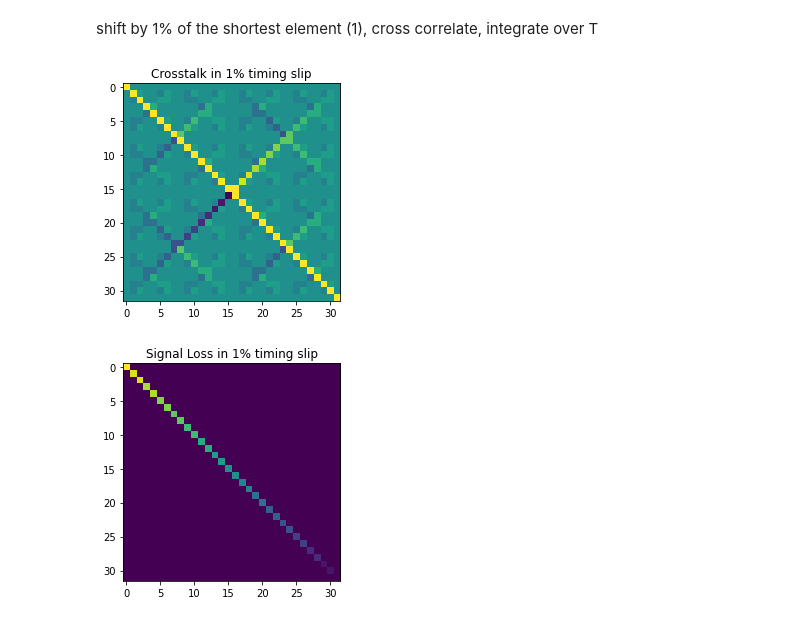
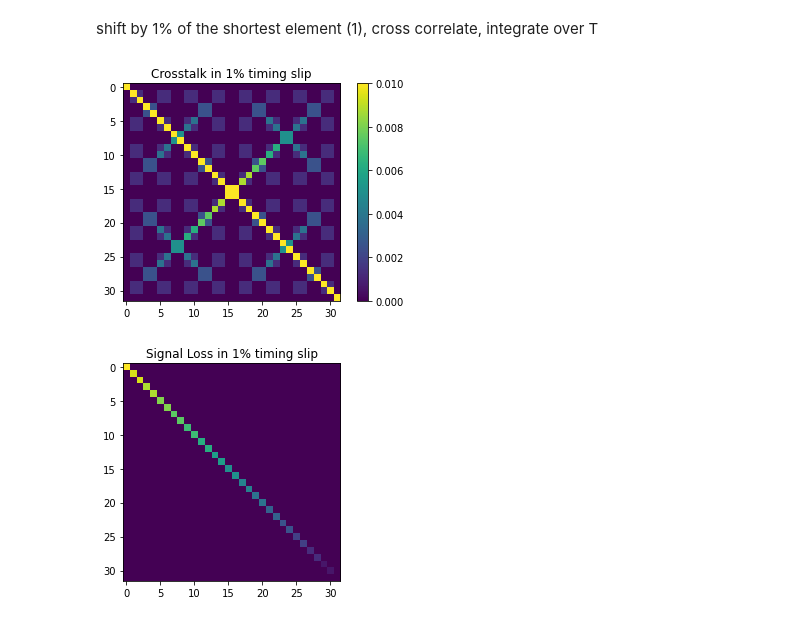
Before and after one commit to lmberkhout/walsh_sims, a Jupyter notebook: psdemo.ipynb, the cells around one changed output. Saved outputs shown, nothing was run; the diff lists cells and outputs as text; code cells hidden in the pictures.

```diff
--- a/psdemo.ipynb
+++ b/psdemo.ipynb
@@ -333,9 +360,8 @@ print(doubled.shape)
 fig,ax = plt.subplots(32,1)
 fig.set_size_inches(18.5, 38.5)
 for i in range(32):
-    ax[i].plot(doubled[i], label=i)
+    ax[i].plot(doubled[i])
     ax[i].set_title('wal('+str(i)+')')
-plt.legend()
 plt.tight_layout()
 plt.show()
 # %% [output]
@@ -343,22 +369,2 @@ plt.show()
 # %% [markdown]
 reorder by number of zero crossings
-# %%
-sequency = {}
-for i in range(32):
-    wal_ind = ((doubled[i][:-1] * doubled[i][1:]) < 0).sum()
-    sequency[wal_ind] = doubled[i]
-
-sorted_walsh = [sequency[key] for key in sorted(sequency)]
-sorted_inds = []
-for i in range(32):
-    wal_ind = ((sorted_walsh[i][:-1] * sorted_walsh[i][1:]) < 0).sum()
-    sorted_inds.append(wal_ind)
-# %%
-fig,ax = plt.subplots(32,1)
-fig.set_size_inches(18.5, 38.5)
-for i in range(32):
-    ax[i].plot(sorted_walsh[i], label=i)
-    ax[i].set_title('wal('+str(sorted_inds[i])+')')
-plt.legend()
-plt.tight_layout()
-plt.show()
@@ -370,20 +374,22 @@ shift by 1% of the shortest element (1), cross correlate, integrate over T
 np.set_printoptions(threshold=np.inf)
 crosstalk = np.zeros((32,32))
 for i in range(32):
-    shifted = sorted_walsh[i][1:3201]
+    shifted = doubled[i][1:3201]
     for j in range(32):
-        stable = sorted_walsh[j][0:3200]
+        stable = doubled[j][0:3200]
         crossprod = shifted*stable
         resid = np.sum(crossprod)
         crosstalk[i,j] = resid/3200
 # %%
 plt.figure()
 fig.set_size_inches(18.5, 10.5)
-plt.imshow(crosstalk,vmax=.01)
+plt.imshow(abs(crosstalk),vmax=.01)
 plt.title('Crosstalk in 1% timing slip')
+plt.colorbar()
 fig.set_size_inches(18.5, 18.5)
+plt.savefig('crosstalk_matrix', format='pdf')
 # %% [output]
-[figure, old version]
+[figure, new version]
 # %%
 plt.figure()
 plt.imshow(crosstalk,vmin=.98)
```
Also changed, not shown: parts of 25 cells of this notebook, 5 other files.
